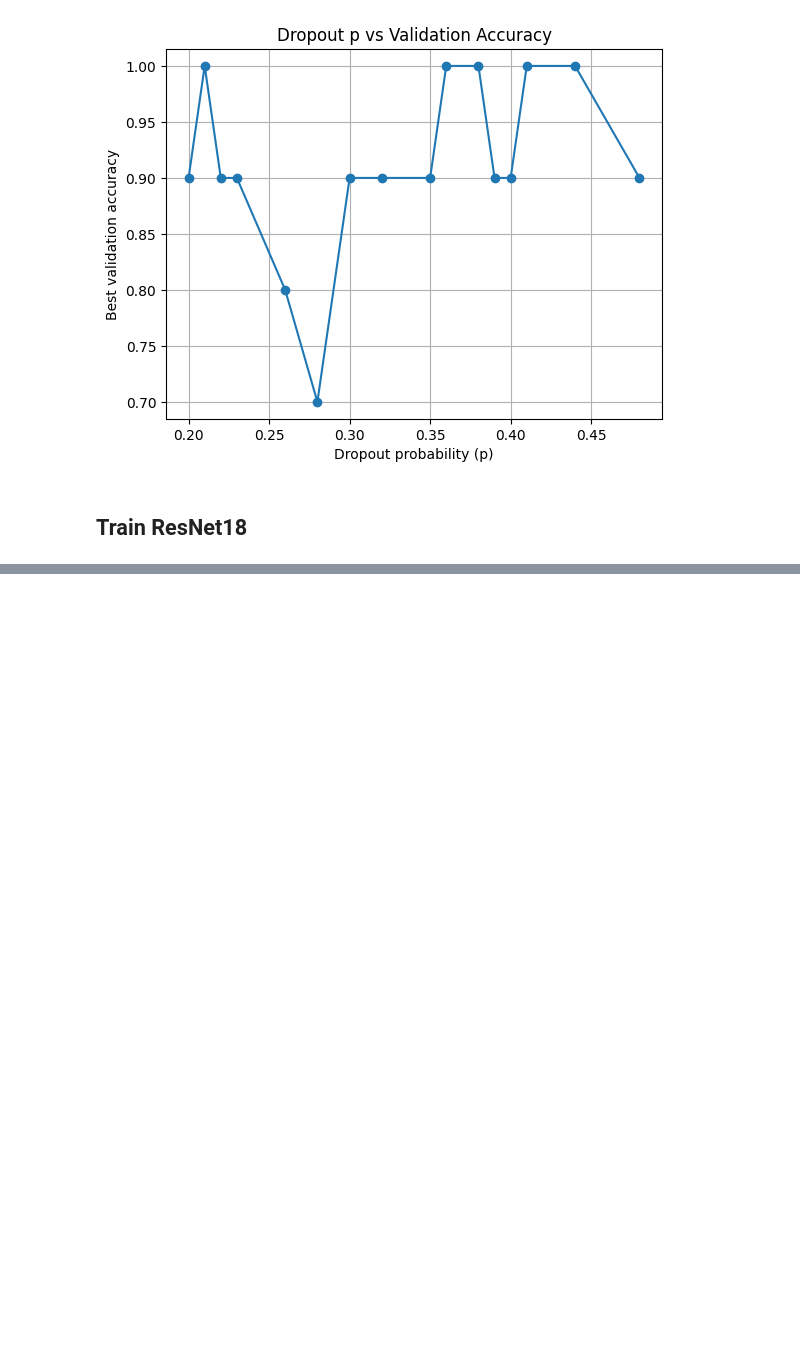
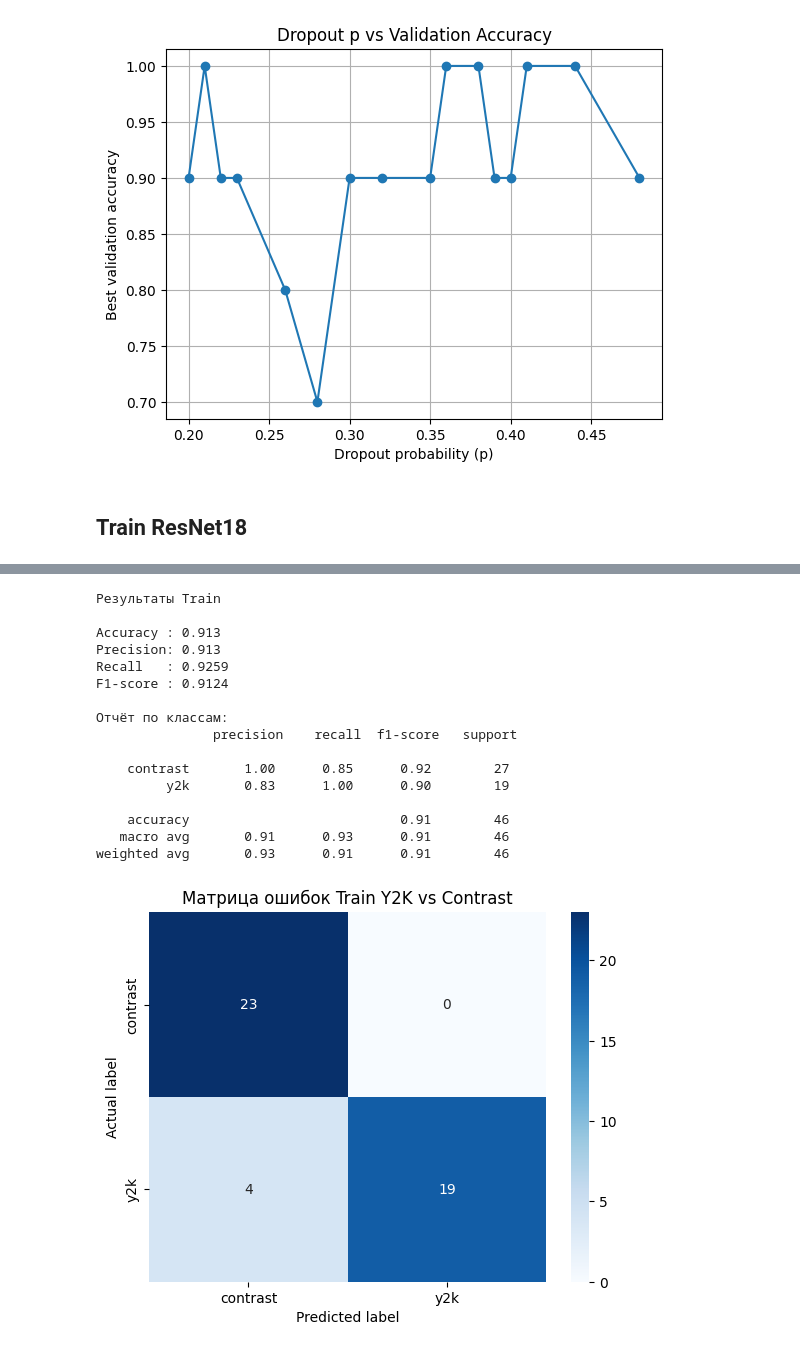
Before and after one commit to Reveqqq/Y2K-Classification, a Jupyter notebook: y2k_classification.ipynb, the cells around one changed output, grey strips where cells are left out. Saved outputs shown, nothing was run; the diff lists cells and outputs as text; code cells hidden in the pictures; blank space fills up the shorter version.

```diff
--- a/y2k_classification.ipynb
+++ b/y2k_classification.ipynb
@@ -542,3 +545,29 @@ model.load_state_dict(torch.load(PATH))
+# %%
+conf_tr, y_pred_tr, y_true_tr, imgs_tr = evaluate_nn_model(model, train_loader, device)
+y_pred_tr = [class_names[x] for x in y_pred_tr]
+y_true_tr = [class_names[x] for x in y_true_tr]
+
+
+evaluate_model(y_pred_tr, y_true_tr, 'Результаты Train \n')
+plot_confusion_matrix(y_true_tr, y_pred_tr, "Train Y2K vs Contrast")
+# %% [output]
+Результаты Train
+
+Accuracy : 0.913
+Precision: 0.913
+Recall   : 0.9259
+F1-score : 0.9124
+
+Отчёт по классам:
+               precision    recall  f1-score   support
+
+    contrast       1.00      0.85      0.92        27
+         y2k       0.83      1.00      0.90        19
+
+    accuracy                           0.91        46
+   macro avg       0.91      0.93      0.91        46
+weighted avg       0.93      0.91      0.91        46
+[figure, added]
 # %%
 conf_v, y_pred_v, y_true_v, imgs_v = evaluate_nn_model(model, valid_loader, device)
 y_pred_v = [class_names[x] for x in y_pred_v]
```
Also changed, not shown: parts of 12 cells of this notebook, 1 other file.
